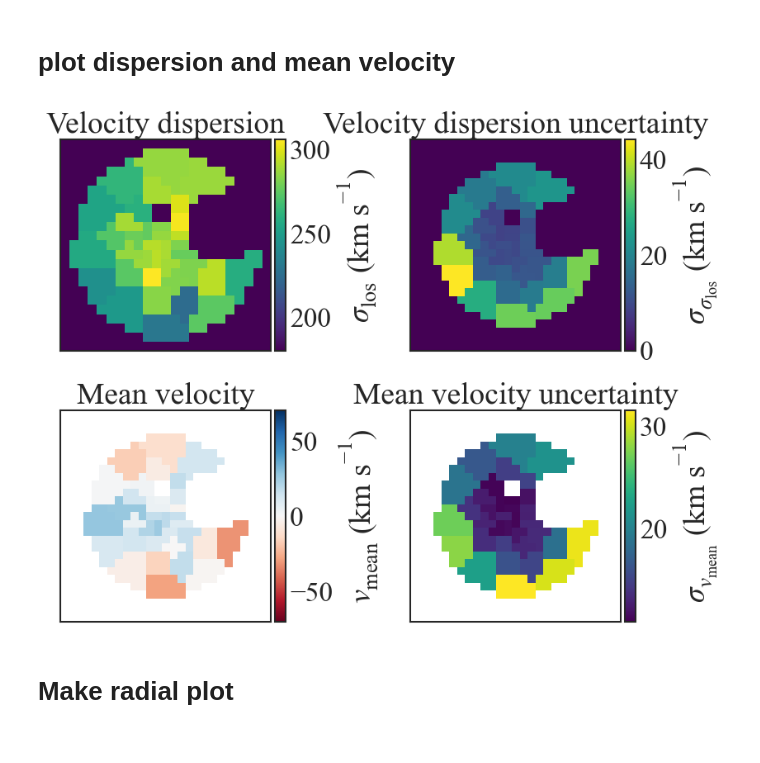
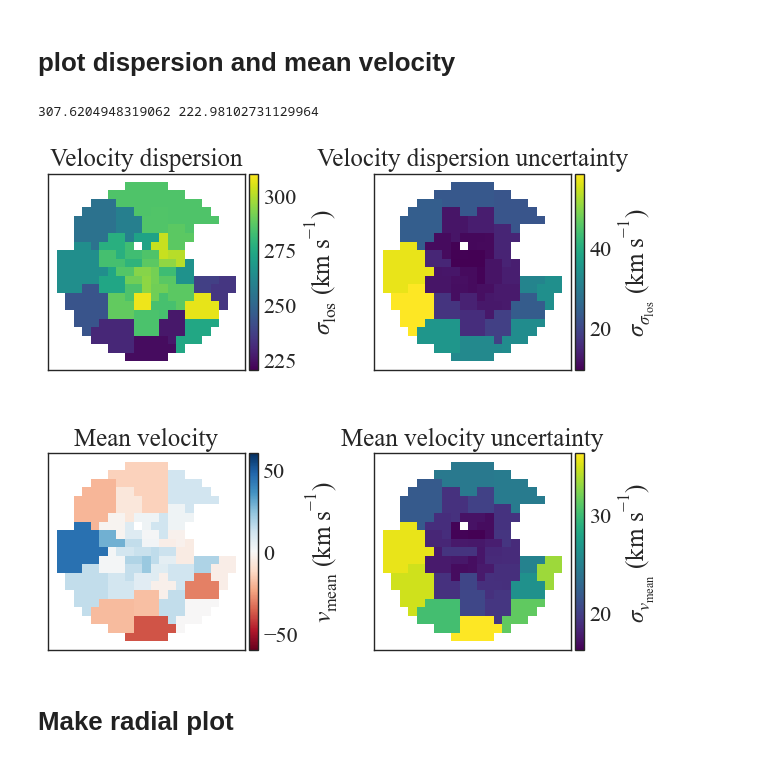
Before and after one commit to TDCOSMO/RXJ1131_KCWI, a Jupyter notebook: Plot kinematic maps, get oblateness probability, radial profile.ipynb, the cells around one changed output. Saved outputs shown, nothing was run; the diff lists cells and outputs as text; code cells hidden in the pictures.

```diff
--- a/Plot kinematic maps, get oblateness probability, radial profile.ipynb
+++ b/Plot kinematic maps, get oblateness probability, radial profile.ipynb
@@ -538,7 +547,7 @@ t = ax.text(75., 2.3/160.5*90, 'prolate', color=pf.cb_grey, alpha=0.7) #, transf
 # %%
 import matplotlib.colors as colors
 
-pf.set_fontscale(3)
+pf.set_fontscale(2)
 
 # cmap = palettable.cubehelix.perceptual_rainbow_16.mpl_colormap
 
@@ -558,53 +567,62 @@ def _inverse(x):
 norm = colors.FuncNorm((_forward, _inverse), vmin=vmin, vmax=vmax)
 
 
-fig, axes = plt.subplots(nrows=2, ncols=2, figsize=(9, 9))
+fig, axes = plt.subplots(nrows=2, ncols=2, figsize=pf.get_fig_size(width=pf.mnras_colwidth*2, height_ratio=1))
 
 # extent = [15:38, 15:38]
 VD_2d = get_kinematics_maps(binned_dispersion, bin_mapping)
 dVD_2d = get_kinematics_maps(np.sqrt(np.diag(covariance)), bin_mapping)
 
-im = axes[0][0].imshow(VD_2d[11:34, 13:36], cmap='viridis', origin='lower', vmin=180) #, norm=norm)
+dVD_2d[VD_2d == 0] = np.nan
+VD_2d[VD_2d == 0] = np.nan
+
+vmax, vmin = np.nanmax(VD_2d), np.nanmin(VD_2d)
+print(vmax, vmin)
+vmax, vmin = 310, 220
+
+im = axes[0][0].imshow(VD_2d[11:34, 12:35], cmap='viridis', origin='lower', vmin=vmin, vmax=vmax) #, norm=norm)
 divider = make_axes_locatable(axes[0][0])
 cax = divider.append_axes('right', size='5%', pad='2%')
-cbar = plt.colorbar(im, cax=cax, label=r'$\sigma_{\rm los}$ (km s$^{-1}$)', ticks=[350, 300, 250, 200, 0])
+cbar = plt.colorbar(im, cax=cax, label=r'$\sigma_{\rm los}$ (km s$^{-1}$)', #ticks=[350, 300, 250, 200, 0]
+                   )
 axes[0][0].set_xticks([])
 axes[0][0].set_yticks([])
 axes[0][0].set_title('Velocity dispersion')
 
-im = axes[0][1].imshow(dVD_2d[9:36, 11:38], cmap='viridis', origin='lower') #, extent=extent)
+im = axes[0][1].imshow(dVD_2d[11:34, 12:35], cmap='viridis', origin='lower') #, extent=extent)
 divider = make_axes_locatable(axes[0][1])
 cax = divider.append_axes('right', size='5%', pad='2%')
 cbar = plt.colorbar(im, cax=cax, label=r'$\sigma_{\sigma_{\rm los}}$ (km s$^{-1}$)')
 axes[0][1].set_xticks([])
 axes[0][1].set_yticks([])
 axes[0][1].set_title('Velocity dispersion uncertainty')
 
-im = axes[1][0].imshow((V_2d-v_mean)[9:36, 11:38], cmap='RdBu', origin='lower', vmax=70, vmin=-70) #, extent=extent)
+im = axes[1][0].imshow((V_2d-v_mean)[11:34, 12:35], cmap='RdBu', origin='lower', vmax=60, vmin=-60) #, extent=extent)
 divider = make_axes_locatable(axes[1][0])
 cax = divider.append_axes('right', size='5%', pad='2%')
 cbar = plt.colorbar(im, cax=cax, label=r'$v_{\rm mean}$ (km s$^{-1}$)')
 axes[1][0].set_xticks([])
 axes[1][0].set_yticks([])
 axes[1][0].set_title('Mean velocity')
 
-im = axes[1][1].imshow(dV_2d[9:36, 11:38], cmap='viridis', origin='lower') #, extent=extent)
+im = axes[1][1].imshow(dV_2d[11:34, 12:35], cmap='viridis', origin='lower') #, extent=extent)
 divider = make_axes_locatable(axes[1][1])
 cax = divider.append_axes('right', size='5%', pad='2%')
 cbar = plt.colorbar(im, cax=cax, label=r'$\sigma_{v_{\rm mean}}$ (km s$^{-1}$)')
 axes[1][1].set_xticks([])
 axes[1][1].set_yticks([])
 axes[1][1].set_title('Mean velocity uncertainty')
 
 
-#fig.tight_layout()
+fig.tight_layout()
 plt.subplots_adjust(wspace=.55, hspace=-.1)
 
 # fig.savefig('/Users/ajshajib/Dropbox/Papers_Proposals/rxj1131_kcwi/figures/velocity_dispersion_maps.pdf',
 #             bbox_inches='tight'
 #            )
 # %% [output]
+307.6204948319062 222.98102731129964
-[figure, old version]
+[figure, new version]
 # %% [markdown]
 # Make radial plot
 # %%
```
Also changed, not shown: parts of 10 cells of this notebook, 4 other files.
